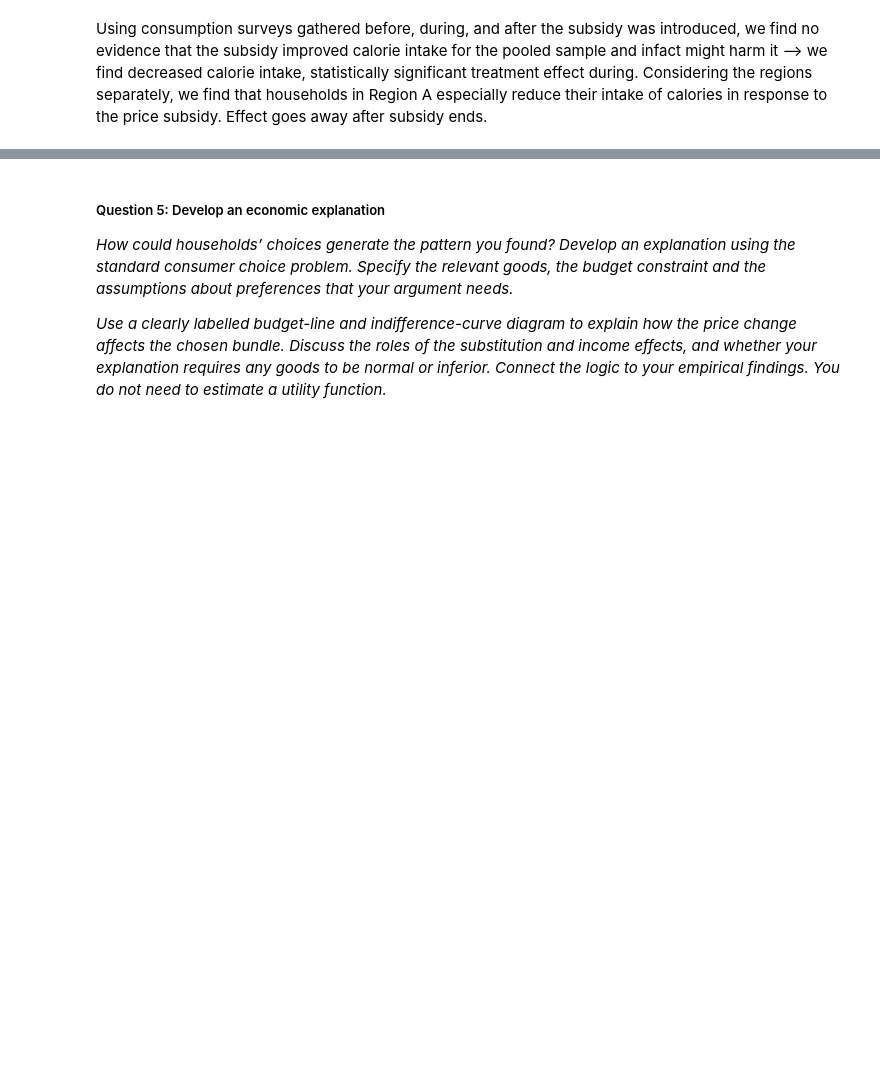
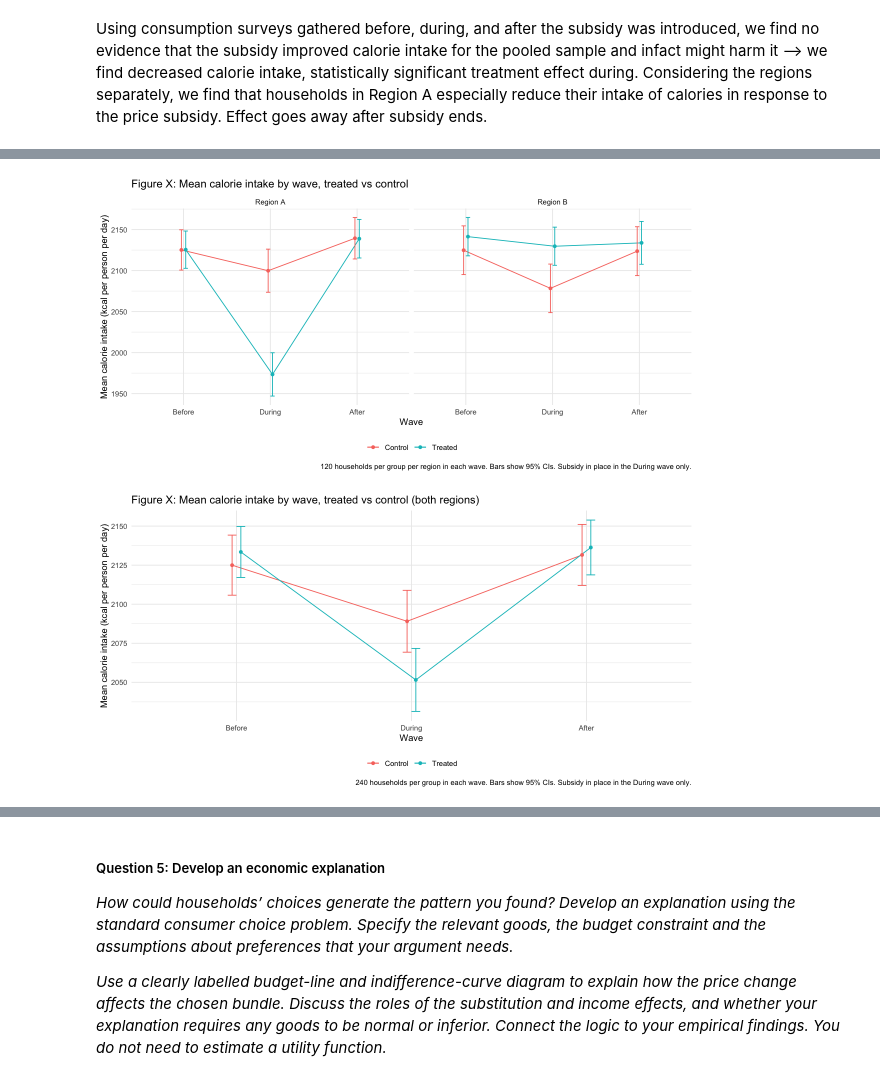
Before and after one commit to drishtikhemlani2306/pau_milan_assignment_1, a Jupyter notebook: assignment1_notebook.ipynb, the cells around one changed output, grey strips where cells are left out. Saved outputs shown, nothing was run; the diff lists cells and outputs as text; code cells hidden in the pictures; blank space fills up the shorter version.

```diff
--- a/assignment1_notebook.ipynb
+++ b/assignment1_notebook.ipynb
@@ -405 +437,43 @@ RMSE: 61.6     Adj. R2: 0.750873
+# %%
+options(repr.plot.width = 10, repr.plot.height = 5)
+
+regression_data |>
+  mutate(wave  = factor(wave, levels = c("Before", "During", "After")),
+         group = if_else(treated == 1, "Treated", "Control")) |>
+  group_by(region, wave, group) |>
+  summarise(mean_kcal = mean(total_caloric_intake),
+            se = sd(total_caloric_intake) / sqrt(n()),
+            n  = n(), .groups = "drop") |>
+  ggplot(aes(wave, mean_kcal, colour = group, group = group)) +
+  geom_line(position = position_dodge(0.1)) +
+  geom_point(position = position_dodge(0.1)) +
+  geom_errorbar(aes(ymin = mean_kcal - 1.96 * se, ymax = mean_kcal + 1.96 * se),
+                width = 0.1, position = position_dodge(0.1)) +
+  facet_wrap(~ region, labeller = labeller(region = c(A = "Region A", B = "Region B"))) +
+  labs(title = "Figure X: Mean calorie intake by wave, treated vs control",
+       x = "Wave", y = "Mean calorie intake (kcal per person per day)", colour = NULL,
+       caption = "120 households per group per region in each wave. Bars show 95% CIs. Subsidy in place in the During wave only.") +
+  theme_minimal() +
+  theme(legend.position = "bottom")
+
+  regression_data |>
+  mutate(wave  = factor(wave, levels = c("Before", "During", "After")),
+         group = if_else(treated == 1, "Treated", "Control")) |>
+  group_by(wave, group) |>
+  summarise(mean_kcal = mean(total_caloric_intake),
+            se = sd(total_caloric_intake) / sqrt(n()),
+            n  = n(), .groups = "drop") |>
+  ggplot(aes(wave, mean_kcal, colour = group, group = group)) +
+  geom_line(position = position_dodge(0.1)) +
+  geom_point(position = position_dodge(0.1)) +
+  geom_errorbar(aes(ymin = mean_kcal - 1.96 * se, ymax = mean_kcal + 1.96 * se),
+                width = 0.1, position = position_dodge(0.1)) +
+  labs(title = "Figure X: Mean calorie intake by wave, treated vs control (both regions)",
+       x = "Wave", y = "Mean calorie intake (kcal per person per day)", colour = NULL,
+       caption = "240 households per group in each wave. Bars show 95% CIs. Subsidy in place in the During wave only.") +
+  theme_minimal() +
+  theme(legend.position = "bottom")
+# %% [output]
+[figure, added]
+[figure, added]
 # %%
```
Also changed, not shown: parts of 5 cells of this notebook.
